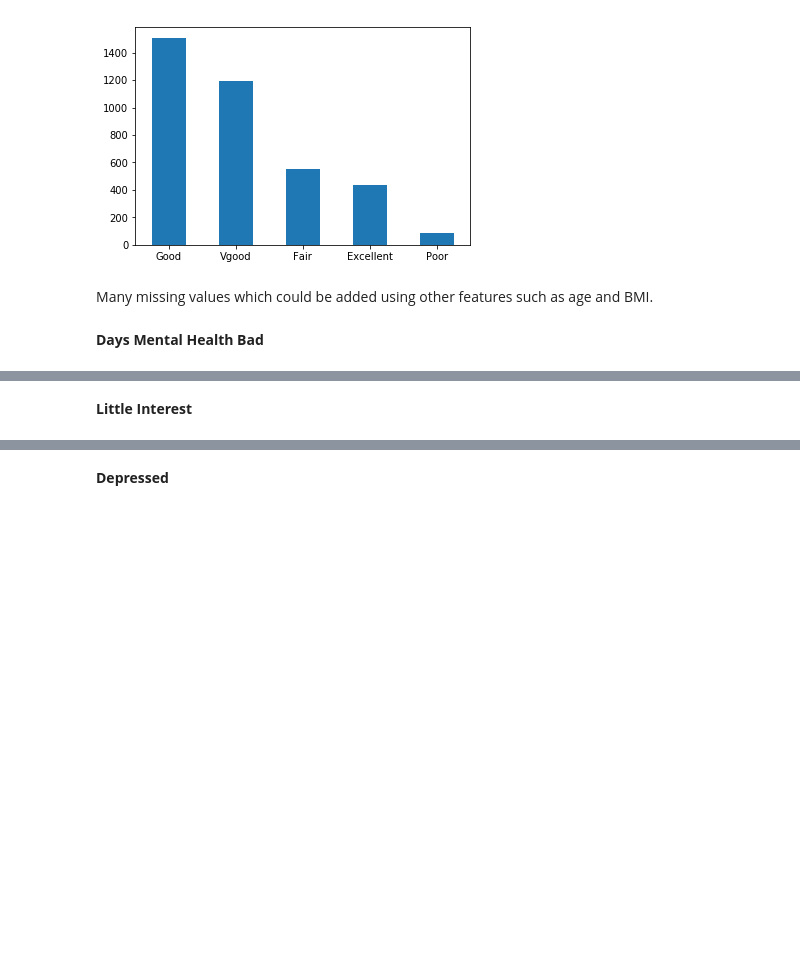
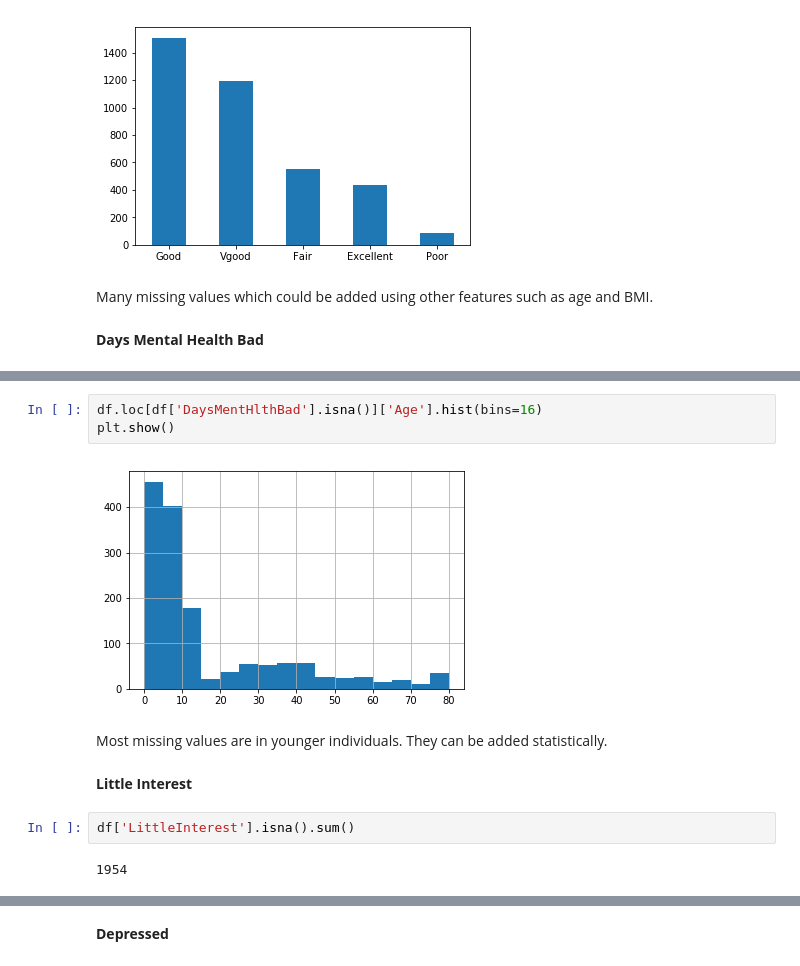
Before and after one commit to lucas-ubm/MaastrichtFlu, a Jupyter notebook: kaggle_starter.ipynb, the cells around one changed output, grey strips where cells are left out. Saved outputs shown, nothing was run; the diff lists cells and outputs as text; blank space fills up the shorter version.

```diff
--- a/kaggle_starter.ipynb
+++ b/kaggle_starter.ipynb
@@ -520,2 +527,13 @@ f
+# %%
+df.loc[df['DaysMentHlthBad'].isna()]['Age'].hist(bins=16)
+plt.show()
+# %% [output]
+[figure, added]
+# %% [markdown]
+Most missing values are in younger individuals. They can be added statistically.
 # %% [markdown]
 **Little Interest**
+# %%
+df['LittleInterest'].isna().sum()
+# %% [output]
+1954
```
Also changed, not shown: parts of 28 cells of this notebook.
